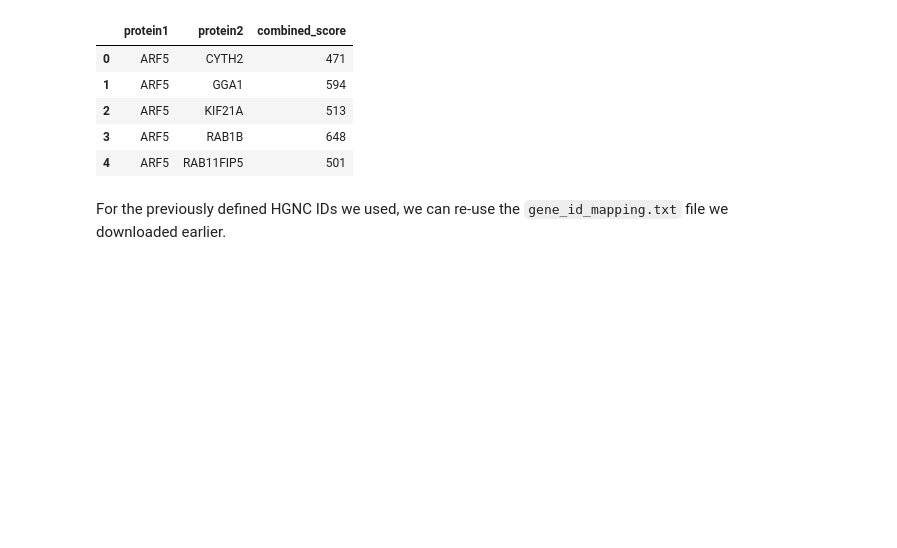
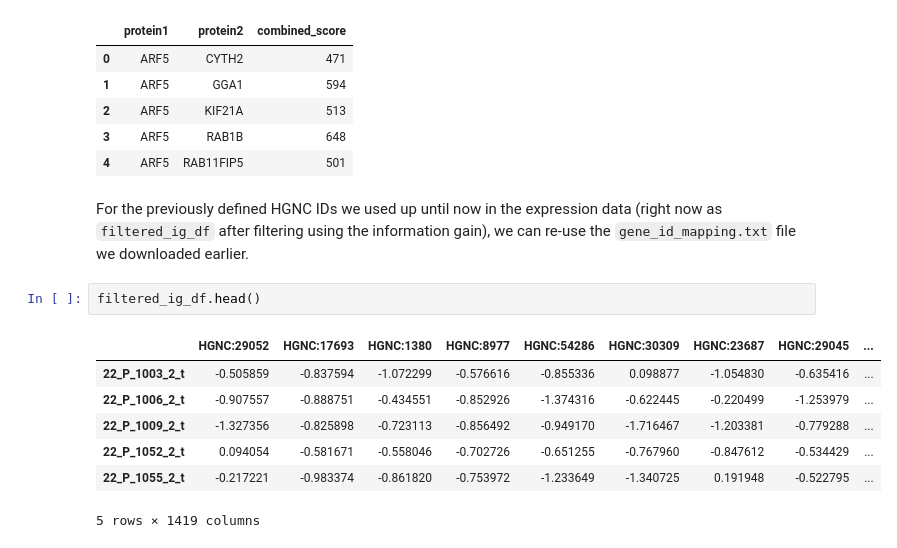
Before and after one commit to DavidosRB/Python-DiCE, a Jupyter notebook: notebooks/example_workflow.ipynb, the cells around one changed output. Cells and saved outputs as stored; diff of their text form; blank space fills up the shorter version.

```diff
--- a/notebooks/example_workflow.ipynb
+++ b/notebooks/example_workflow.ipynb
@@ -412,6 +412,15 @@ mapped_protein_links_df.head()
 | 3 | ARF5 | RAB1B | 648 |
 | 4 | ARF5 | RAB11FIP5 | 501 |
 # %% [markdown]
-
-For the previously defined HGNC IDs we used, we can re-use the `gene_id_mapping.txt` file we downloaded earlier.
+For the previously defined HGNC IDs we used up until now in the expression data (right now as `filtered_ig_df` after filtering using the information gain), we can re-use the `gene_id_mapping.txt` file we downloaded earlier.
+# %%
+filtered_ig_df.head()
+# %% [output]
+|  | HGNC:29052 | HGNC:17693 | HGNC:1380 | HGNC:8977 | HGNC:54286 | HGNC:30309 | HGNC:23687 | HGNC:29045 | ... |
+| 22_P_1003_2_t | -0.505859 | -0.837594 | -1.072299 | -0.576616 | -0.855336 | 0.098877 | -1.054830 | -0.635416 | ... |
+| 22_P_1006_2_t | -0.907557 | -0.888751 | -0.434551 | -0.852926 | -1.374316 | -0.622445 | -0.220499 | -1.253979 | ... |
+| 22_P_1009_2_t | -1.327356 | -0.825898 | -0.723113 | -0.856492 | -0.949170 | -1.716467 | -1.203381 | -0.779288 | ... |
+| 22_P_1052_2_t | 0.094054 | -0.581671 | -0.558046 | -0.702726 | -0.651255 | -0.767960 | -0.847612 | -0.534429 | ... |
+| 22_P_1055_2_t | -0.217221 | -0.983374 | -0.861820 | -0.753972 | -1.233649 | -1.340725 | 0.191948 | -0.522795 | ... |
+5 rows × 1419 columns
 # %%
```
Also changed, not shown: parts of 4 cells of this notebook.
